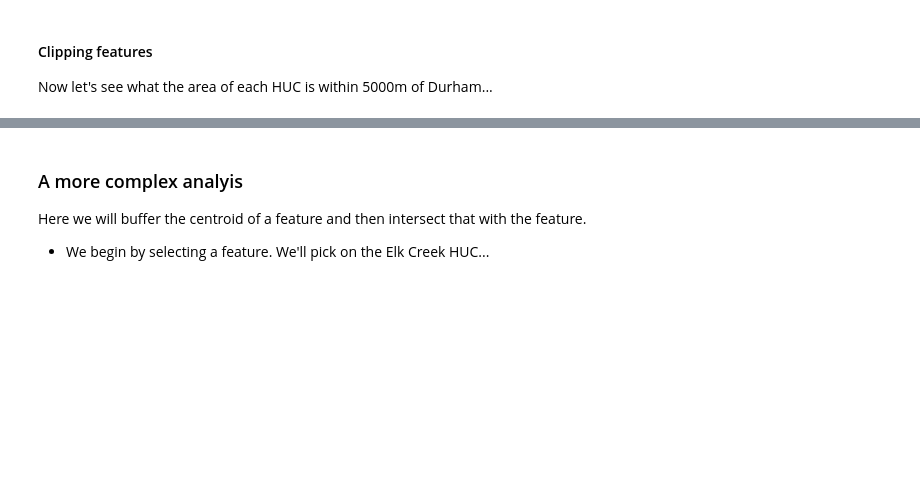
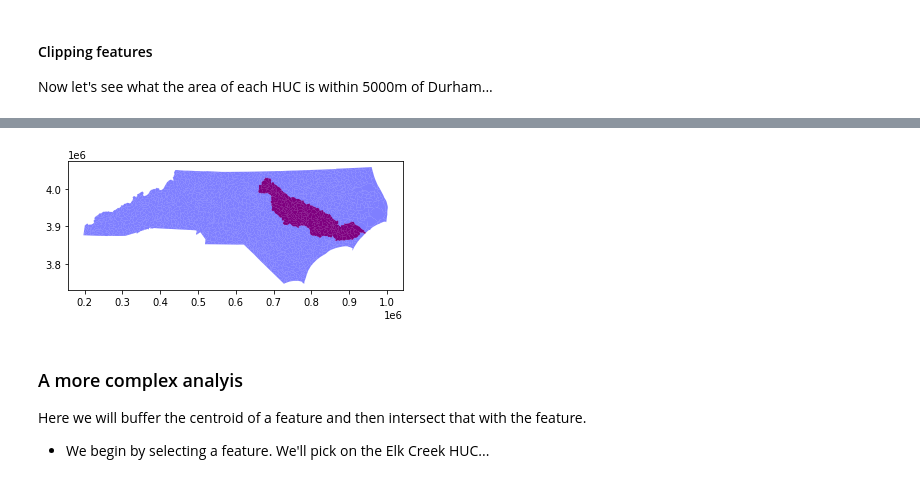
Before and after one commit to ENV859/SpatialDataFrames, a Jupyter notebook: 03-Spatial-analysis-with-GeoDataframes.ipynb, the cells around one changed output, grey strips where cells are left out. Saved outputs shown, nothing was run; the diff lists cells and outputs as text; code cells hidden in the pictures; blank space fills up the shorter version.

```diff
--- a/03-Spatial-analysis-with-GeoDataframes.ipynb
+++ b/03-Spatial-analysis-with-GeoDataframes.ipynb
@@ -249,7 +438,9 @@ gdf_Durham.crs = gdfNeuse.crs
 # %%
 #Plot both dataframes
-theAxis = gdf_Durham.plot(color='red')             #Plot the Durham gdf, saving its axis to "theAxis"
-gdfNeuse.plot(ax=theAxis,color='blue',alpha=0.5);  #Plot the Neuse gdf, using the same axis as above
+theAxis = gdfNeuse.plot(color='red')             #Plot the Durham gdf, saving its axis to "theAxis"
+gdfUTM.plot(ax=theAxis,color='blue',alpha=0.5);  #Plot the Neuse gdf, using the same axis as above
+# %% [output]
+[figure, added]
 # %%
 #Clip the HUC layer
 gdfNeuseClip = gpd.overlay(gdf_Durham,gdfNeuse,how='intersection')
```
Also changed, not shown: parts of 51 cells of this notebook.
